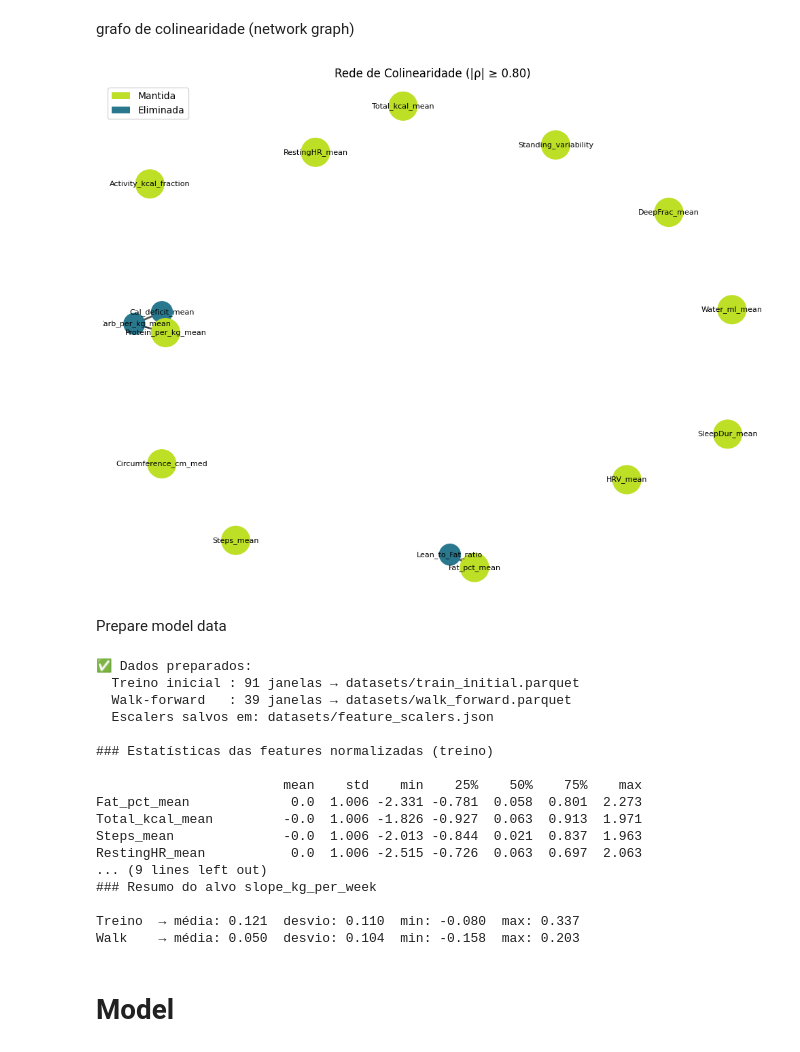
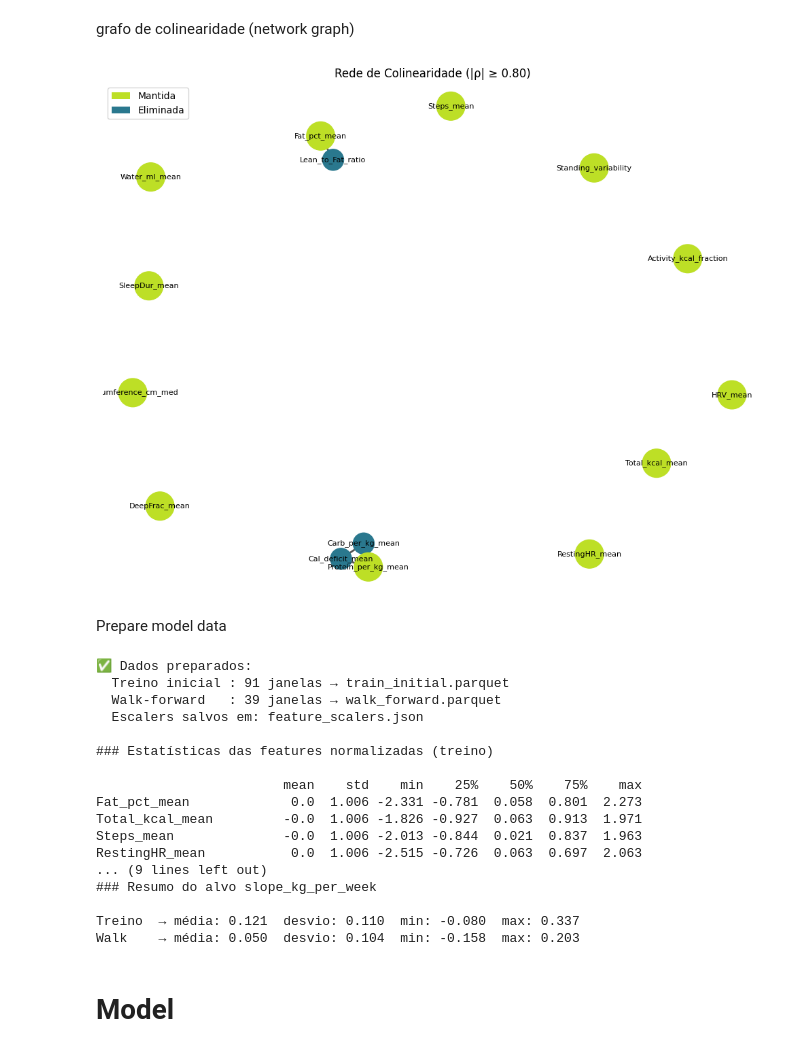
Before and after one commit to lumelab-ai/Bayesian_Weight_Tracker, a Jupyter notebook: BTST Novo V2.ipynb, the cells around one changed output. Cells and saved outputs as stored; diff of their text form; code cells hidden in the pictures.

```diff
--- a/BTST Novo V2.ipynb
+++ b/BTST Novo V2.ipynb
@@ -675,8 +702,8 @@ import matplotlib as mpl
 import networkx as nx
 from matplotlib.patches import Patch
 
-PARQUET_BEFORE = "datasets/janelas_91d.parquet"
-PARQUET_AFTER  = "datasets/janelas_91d_filtered.parquet"
+PARQUET_BEFORE = "janelas_91d.parquet"
+PARQUET_AFTER  = "janelas_91d_filtered.parquet"
 TARGET = "slope_kg_per_week"
 DATE   = "window_start"
 THRESHOLD = 0.80
@@ -706,34 +733,34 @@ node_colors = [color_keep if n in features_keep else color_drop for n in G.nodes
 node_sizes  = [900 if n in features_keep else 500 for n in G.nodes]
 
 pos = nx.spring_layout(G, seed=42)
 
 plt.figure(figsize=(10, 8))
 
 # Edges com alpha proporcional ao peso
 edge_weights = [G[u][v]['weight'] for u, v in G.edges]
 max_w = max(edge_weights) if edge_weights else 1
 for (u, v), w in zip(G.edges, edge_weights):
     nx.draw_networkx_edges(
         G, pos, edgelist=[(u, v)], width=2,
         alpha=w / max_w, edge_color="#555555"
     )
 
 nx.draw_networkx_nodes(G, pos, node_color=node_colors, node_size=node_sizes)
 nx.draw_networkx_labels(G, pos, font_size=8)
 
 # ---- Legend ----
 legend_elements = [
     Patch(facecolor=color_keep, edgecolor='none', label='Mantida'),
     Patch(facecolor=color_drop, edgecolor='none', label='Eliminada'),
 ]
 plt.legend(handles=legend_elements, loc="upper left")
 
 plt.title("Rede de Colinearidade (|ρ| ≥ 0.80)")
 plt.axis("off")
 plt.tight_layout()
 plt.show()
 # %% [output]
-[figure, old version]
+[figure, new version]
 # %% [markdown]
 Prepare model data
 # %%
@@ -756,10 +783,10 @@ import json
 import numpy as np
 import pandas as pd
 
-FILTERED_PARQUET = Path("datasets") / "janelas_91d_filtered.parquet"
-TRAIN_PARQUET    = Path("datasets") / "train_initial.parquet"
-WALK_PARQUET     = Path("datasets") / "walk_forward.parquet"
-SCALER_JSON      = Path("datasets") / "feature_scalers.json"
+FILTERED_PARQUET = Path("janelas_91d_filtered.parquet")
+TRAIN_PARQUET    = Path("train_initial.parquet")
+WALK_PARQUET     = Path("walk_forward.parquet")
+SCALER_JSON      = Path("feature_scalers.json")
 
 TARGET_COL = "slope_kg_per_week"
 DATE_COL   = "window_start"
@@ -818,9 +845,9 @@ if __name__ == "__main__":
     main()
 # %% [output]
 ✅ Dados preparados:
-  Treino inicial : 91 janelas → datasets/train_initial.parquet
-  Walk-forward   : 39 janelas → datasets/walk_forward.parquet
-  Escalers salvos em: datasets/feature_scalers.json
+  Treino inicial : 91 janelas → train_initial.parquet
+  Walk-forward   : 39 janelas → walk_forward.parquet
+  Escalers salvos em: feature_scalers.json
 
 ### Estatísticas das features normalizadas (treino)
 
```
Also changed, not shown: parts of 19 cells of this notebook.
